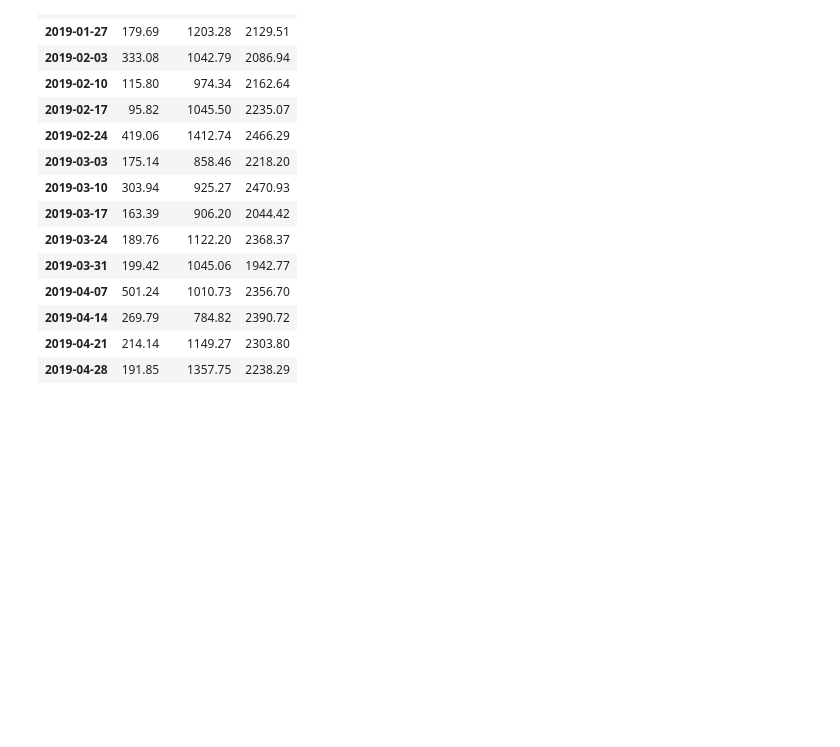
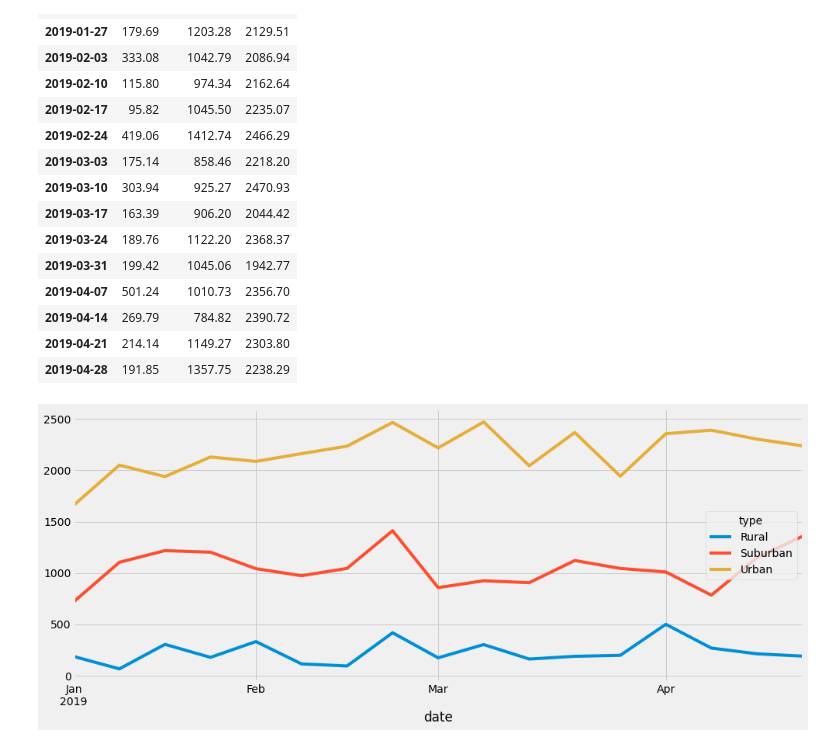
Before and after one commit to csobent/PyBer_Analysis, a Jupyter notebook: PyBer_Challenge.ipynb, the cells around one changed output. Cells and saved outputs as stored; diff of their text form; code cells hidden in the pictures; blank space fills up the shorter version.

```diff
--- a/PyBer_Challenge.ipynb
+++ b/PyBer_Challenge.ipynb
@@ -217,8 +212,17 @@ new_pyber_df3
 | 2019-04-28 | 191.85 | 1357.75 | 2238.29 |
 # %%
 # 8. Using the object-oriented interface method, plot the resample DataFrame using the df.plot() function.
+new_pyber_df3.plot(figsize=(15,6))
 
 # Import the style from Matplotlib.
 from matplotlib import style
+
 # Use the graph style fivethirtyeight.
 style.use('fivethirtyeight')
+ax.set_xlabel("(2019)")
+ax.set_ylabel("Fare ($USD)")
+ax.set_title("Total Fare by City Type")
+
+plt.savefig("Analysis/PyBer_fare_Summary.png")
+# %% [output]
+[figure, added]
```
Also changed, not shown: parts of 1 cell of this notebook, 3 other files.
